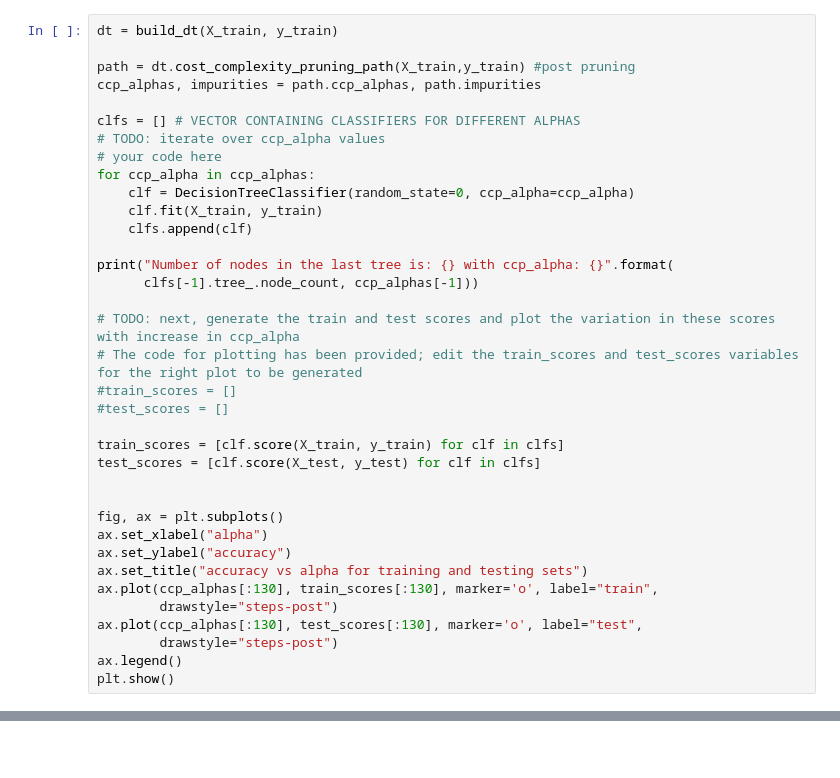
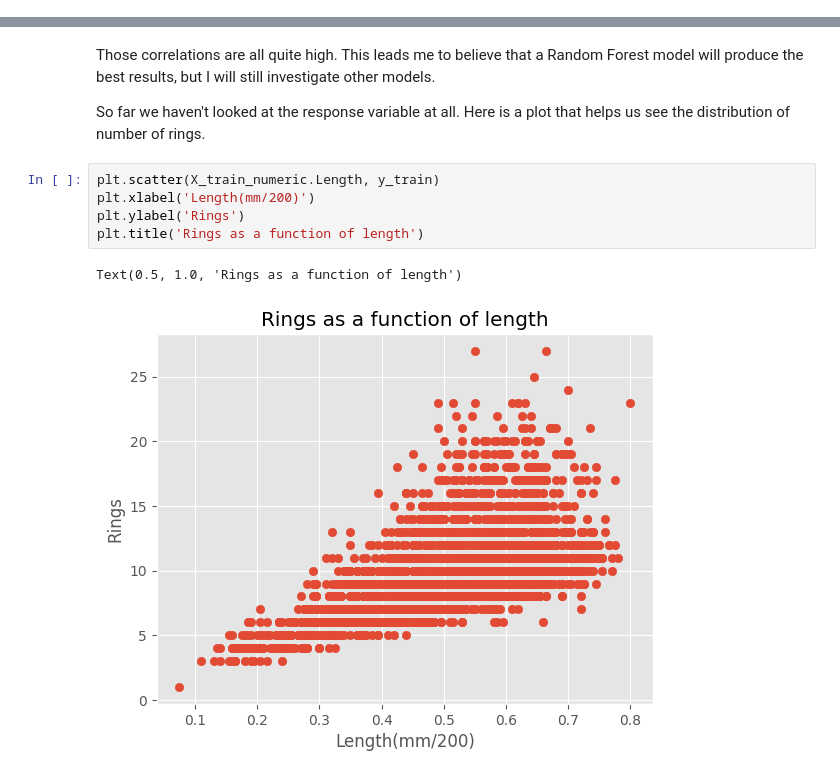
Before and after one commit to MathDrE/Supervised_Final_Project, a Jupyter notebook: Final_Project.ipynb, the cells around one changed output, grey strips where cells are left out. Saved outputs shown, nothing was run; the diff lists cells and outputs as text; blank space fills up the shorter version.

Commit message:
next to last

```diff
--- a/Final_Project.ipynb
+++ b/Final_Project.ipynb
@@ -488,36 +143,0 @@ ccp_alphas[np.argmax(test_scores)]
-# %%
-dt = build_dt(X_train, y_train)
-
-path = dt.cost_complexity_pruning_path(X_train,y_train) #post pruning
-ccp_alphas, impurities = path.ccp_alphas, path.impurities
-
-clfs = [] # VECTOR CONTAINING CLASSIFIERS FOR DIFFERENT ALPHAS
-# TODO: iterate over ccp_alpha values
-# your code here
-for ccp_alpha in ccp_alphas:
-    clf = DecisionTreeClassifier(random_state=0, ccp_alpha=ccp_alpha)
-    clf.fit(X_train, y_train)
-    clfs.append(clf)
-
-print("Number of nodes in the last tree is: {} with ccp_alpha: {}".format(
-      clfs[-1].tree_.node_count, ccp_alphas[-1]))
-
-# TODO: next, generate the train and test scores and plot the variation in these scores with increase in ccp_alpha
-# The code for plotting has been provided; edit the train_scores and test_scores variables for the right plot to be generated
-#train_scores = []
-#test_scores = []
-
-train_scores = [clf.score(X_train, y_train) for clf in clfs]
-test_scores = [clf.score(X_test, y_test) for clf in clfs]
-
-
-fig, ax = plt.subplots()
-ax.set_xlabel("alpha")
-ax.set_ylabel("accuracy")
-ax.set_title("accuracy vs alpha for training and testing sets")
-ax.plot(ccp_alphas[:130], train_scores[:130], marker='o', label="train",
-        drawstyle="steps-post")
-ax.plot(ccp_alphas[:130], test_scores[:130], marker='o', label="test",
-        drawstyle="steps-post")
-ax.legend()
-plt.show()
@@ -534,0 +155,12 @@ How do I feel about support vector machines for this data?  I honestly don't kno
+# %% [markdown]
+Those correlations are all quite high.  This leads me to believe that a Random Forest model will produce the best results, but I will still investigate other models.
+
+So far we haven't looked at the response variable at all.  Here is a plot that helps us see the distribution of number of rings.
+# %%
+plt.scatter(X_train_numeric.Length, y_train)
+plt.xlabel('Length(mm/200)')
+plt.ylabel('Rings')
+plt.title('Rings as a function of length')
+# %% [output]
+Text(0.5, 1.0, 'Rings as a function of length')
+[figure, added]
```
Also changed, not shown: parts of 86 cells of this notebook.
